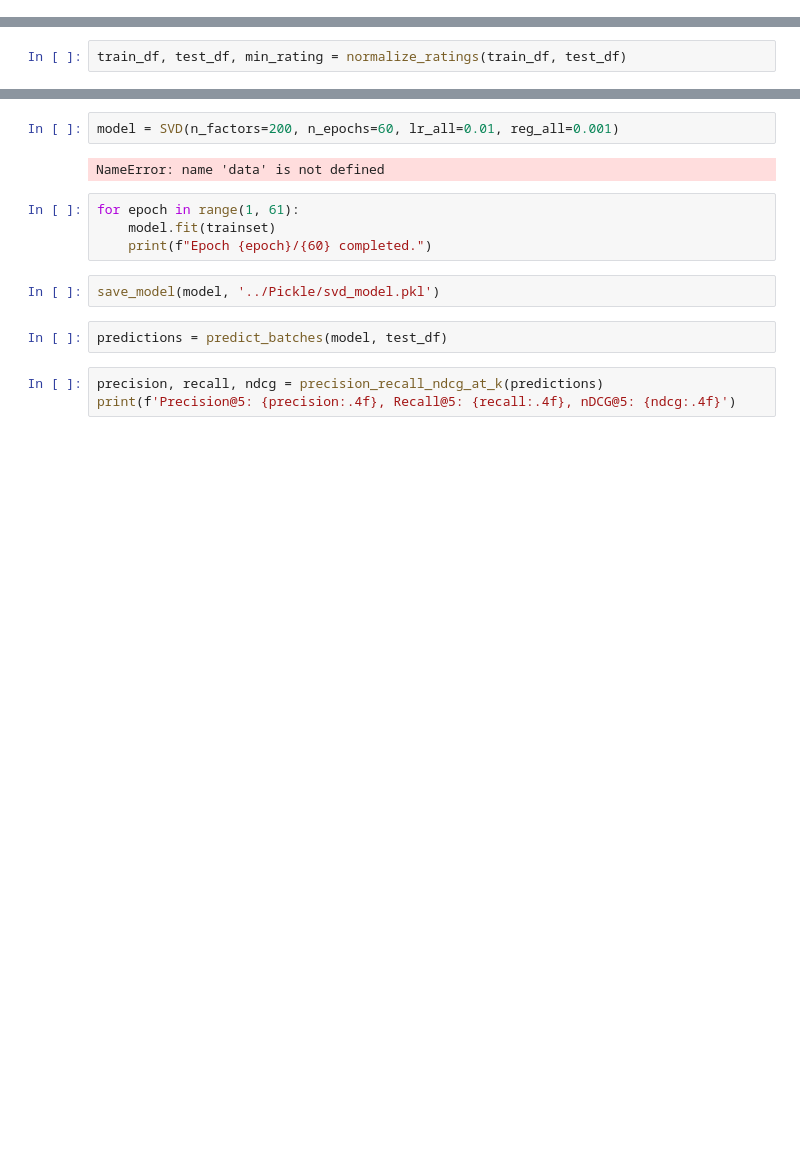
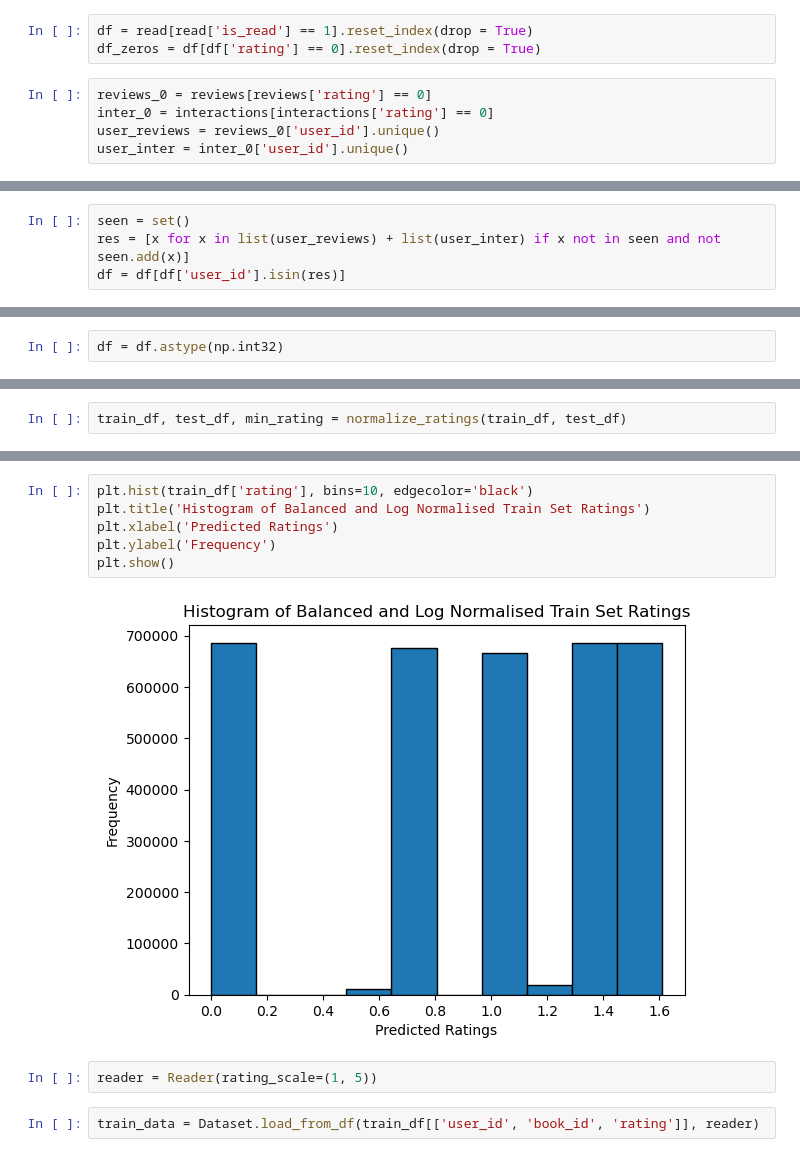
Before and after one commit to mud66/Recommender-System-GoodReads, a Jupyter notebook: RecSysJupyter/SVD.ipynb, the cells around one changed output, grey strips where cells are left out. Saved outputs shown, nothing was run; the diff lists cells and outputs as text; blank space fills up the shorter version.

```diff
--- a/RecSysJupyter/SVD.ipynb
+++ b/RecSysJupyter/SVD.ipynb
@@ -119,0 +75,8 @@ df = load_data('../Pickle/read.pkl')
+# %%
+df = read[read['is_read'] == 1].reset_index(drop = True)
+df_zeros = df[df['rating'] == 0].reset_index(drop = True)
+# %%
+reviews_0 = reviews[reviews['rating'] == 0]
+inter_0 = interactions[interactions['rating'] == 0]
+user_reviews = reviews_0['user_id'].unique()
+user_inter = inter_0['user_id'].unique()
@@ -119,0 +85,4 @@ df = load_data('../Pickle/read.pkl')
+# %%
+seen = set()
+res = [x for x in list(user_reviews) + list(user_inter) if x not in seen and not seen.add(x)]
+df = df[df['user_id'].isin(res)]
@@ -120,3 +97,5 @@ df = load_data('../Pickle/read.pkl')
+# %%
+df = df.astype(np.int32)
 # %%
 df = preprocess_data(df)
 # %%
@@ -140,15 +107,12 @@ trainset = data.build_full_trainset()
-# %%
-model = SVD(n_factors=200, n_epochs=60, lr_all=0.01, reg_all=0.001)
-# %% [output]
-NameError: name 'data' is not defined
-# %%
-for epoch in range(1, 61):
-    model.fit(trainset)
-    print(f"Epoch {epoch}/{60} completed.")
-# %%
-save_model(model, '../Pickle/svd_model.pkl')
-# %%
-predictions = predict_batches(model, test_df)
-# %%
-precision, recall, ndcg = precision_recall_ndcg_at_k(predictions)
-print(f'Precision@5: {precision:.4f}, Recall@5: {recall:.4f}, nDCG@5: {ndcg:.4f}')
+# %%
+plt.hist(train_df['rating'], bins=10, edgecolor='black')
+plt.title('Histogram of Balanced and Log Normalised Train Set Ratings')
+plt.xlabel('Predicted Ratings')
+plt.ylabel('Frequency')
+plt.show()
+# %% [output]
+[figure, added]
+# %%
+reader = Reader(rating_scale=(1, 5))
+# %%
+train_data = Dataset.load_from_df(train_df[['user_id', 'book_id', 'rating']], reader)
```
Also changed, not shown: parts of 29 cells of this notebook, 9 other files.
